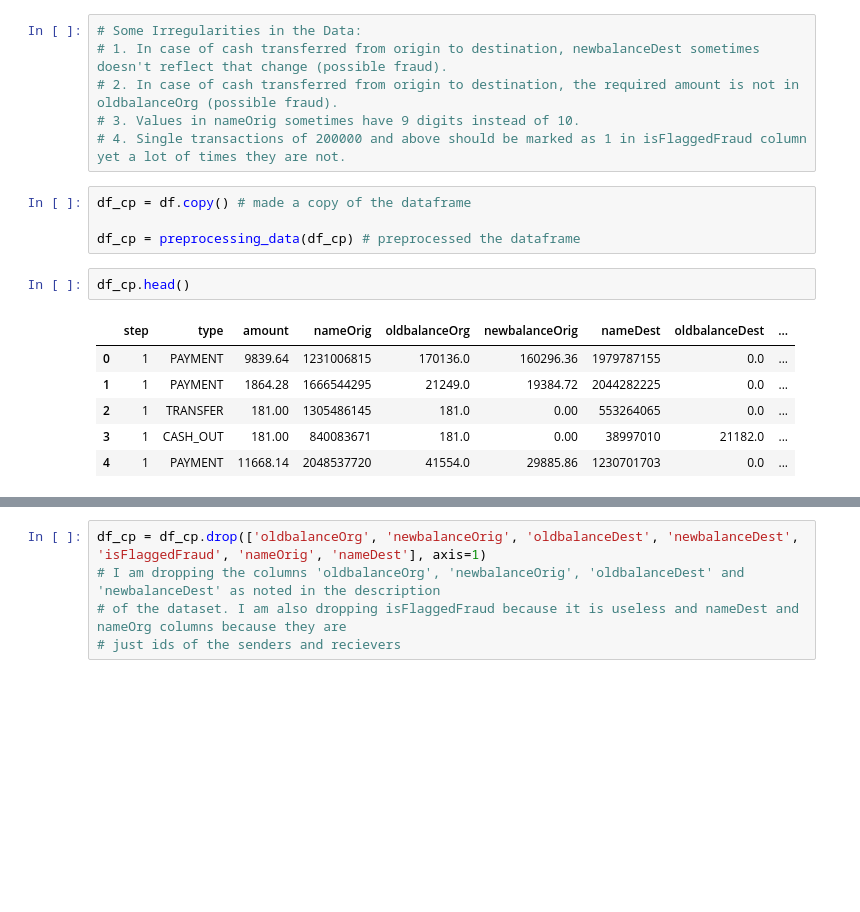
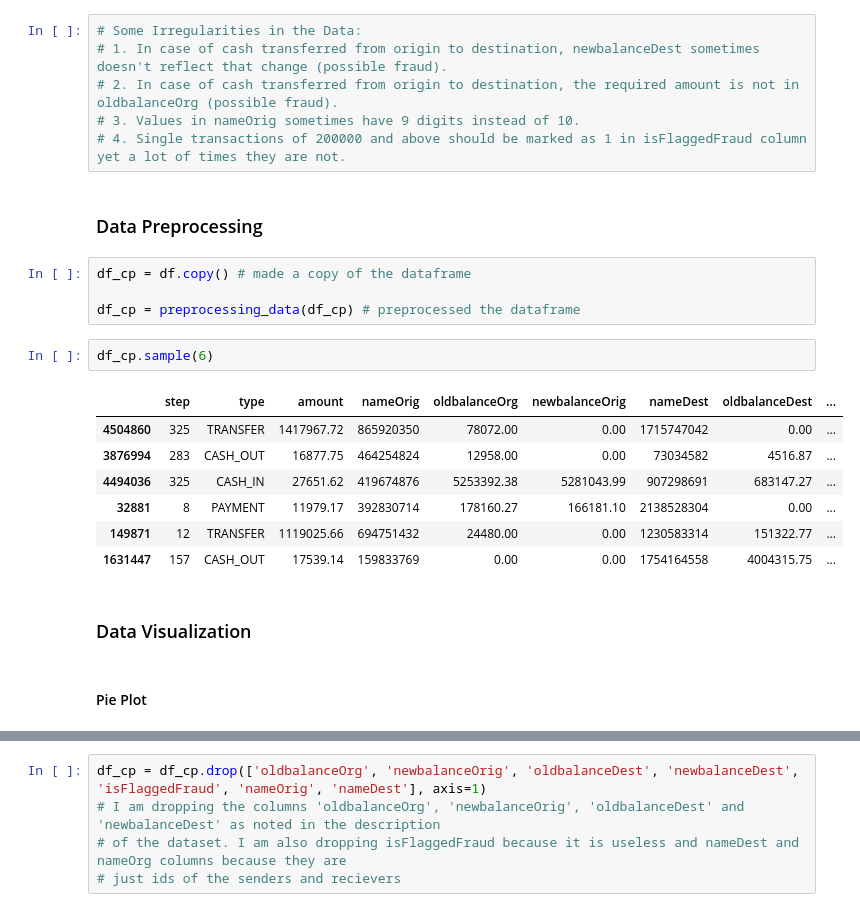
Before and after one commit to zohaibterminator/credit-card-fraud-detection, a Jupyter notebook: FraudDetection.ipynb, the cells around one changed output, grey strips where cells are left out. Cells and saved outputs as stored; diff of their text form; blank space fills up the shorter version.

```diff
--- a/FraudDetection.ipynb
+++ b/FraudDetection.ipynb
@@ -91,19 +116,26 @@ df.sample(8) # randomly selects rows of data (in this case 8) and displays them
 # 2. In case of cash transferred from origin to destination, the required amount is not in oldbalanceOrg (possible fraud).
 # 3. Values in nameOrig sometimes have 9 digits instead of 10.
 # 4. Single transactions of 200000 and above should be marked as 1 in isFlaggedFraud column yet a lot of times they are not.
+# %% [markdown]
+### Data Preprocessing
 # %%
 df_cp = df.copy() # made a copy of the dataframe
 
 df_cp = preprocessing_data(df_cp) # preprocessed the dataframe
-# %%
-df_cp.head()
-# %% [output]
-|  | step | type | amount | nameOrig | oldbalanceOrg | newbalanceOrig | nameDest | oldbalanceDest | ... |
-| 0 | 1 | PAYMENT | 9839.64 | 1231006815 | 170136.0 | 160296.36 | 1979787155 | 0.0 | ... |
-| 1 | 1 | PAYMENT | 1864.28 | 1666544295 | 21249.0 | 19384.72 | 2044282225 | 0.0 | ... |
-| 2 | 1 | TRANSFER | 181.00 | 1305486145 | 181.0 | 0.00 | 553264065 | 0.0 | ... |
-| 3 | 1 | CASH_OUT | 181.00 | 840083671 | 181.0 | 0.00 | 38997010 | 21182.0 | ... |
-| 4 | 1 | PAYMENT | 11668.14 | 2048537720 | 41554.0 | 29885.86 | 1230701703 | 0.0 | ... |
+# %%
+df_cp.sample(6)
+# %% [output]
+|  | step | type | amount | nameOrig | oldbalanceOrg | newbalanceOrig | nameDest | oldbalanceDest | ... |
+| 4504860 | 325 | TRANSFER | 1417967.72 | 865920350 | 78072.00 | 0.00 | 1715747042 | 0.00 | ... |
+| 3876994 | 283 | CASH_OUT | 16877.75 | 464254824 | 12958.00 | 0.00 | 73034582 | 4516.87 | ... |
+| 4494036 | 325 | CASH_IN | 27651.62 | 419674876 | 5253392.38 | 5281043.99 | 907298691 | 683147.27 | ... |
+| 32881 | 8 | PAYMENT | 11979.17 | 392830714 | 178160.27 | 166181.10 | 2138528304 | 0.00 | ... |
+| 149871 | 12 | TRANSFER | 1119025.66 | 694751432 | 24480.00 | 0.00 | 1230583314 | 151322.77 | ... |
+| 1631447 | 157 | CASH_OUT | 17539.14 | 159833769 | 0.00 | 0.00 | 1754164558 | 4004315.75 | ... |
+# %% [markdown]
+### Data Visualization
+# %% [markdown]
+#### Pie Plot
 # %%
 fig = plt.figure() # making object of figure class
 color = ['#c608d1', '#ff00fe', '#ff77fd', '#ffA9fd', 'white'] # color for the pie chart
```
Also changed, not shown: parts of 40 cells of this notebook.
